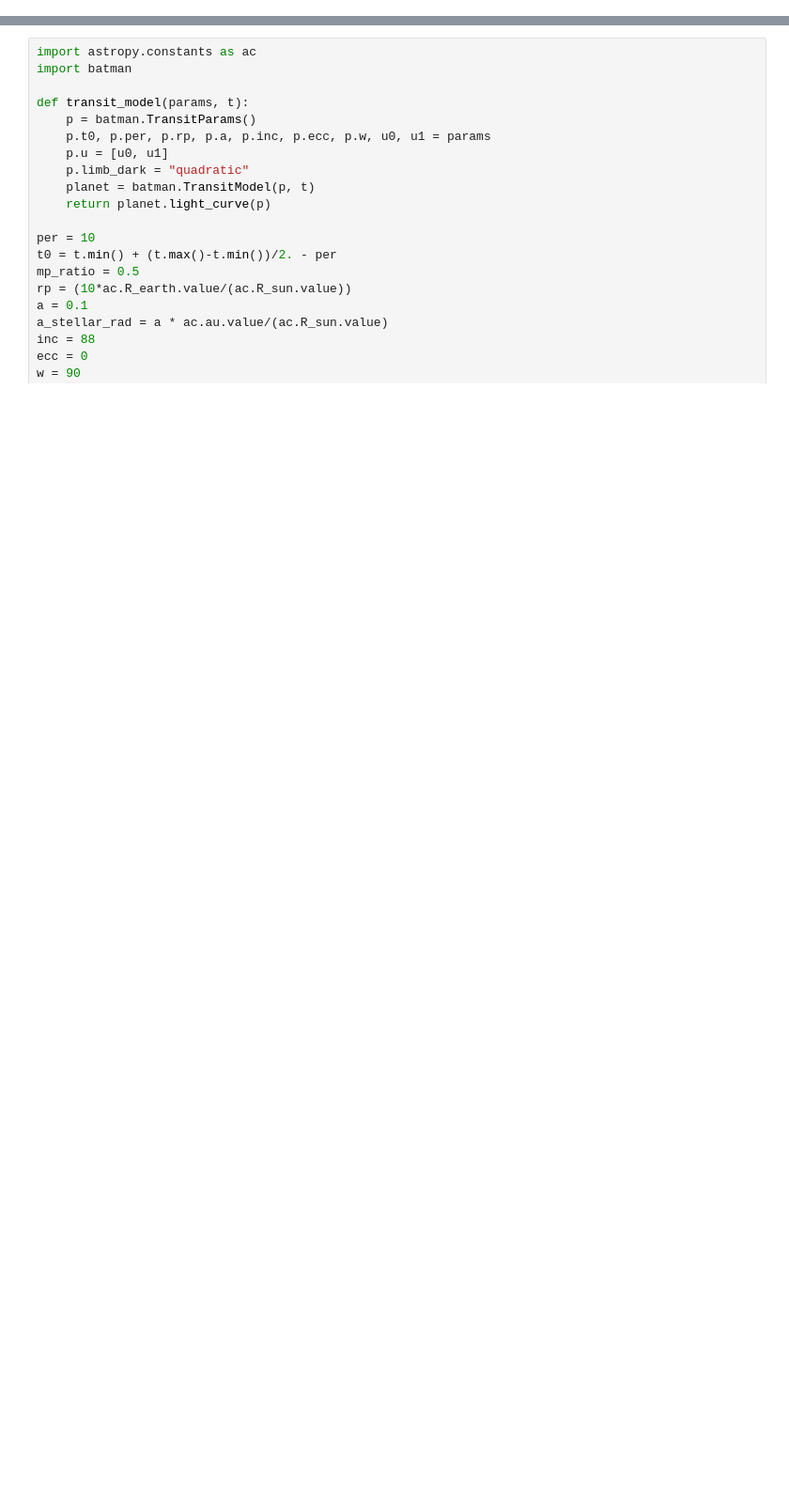
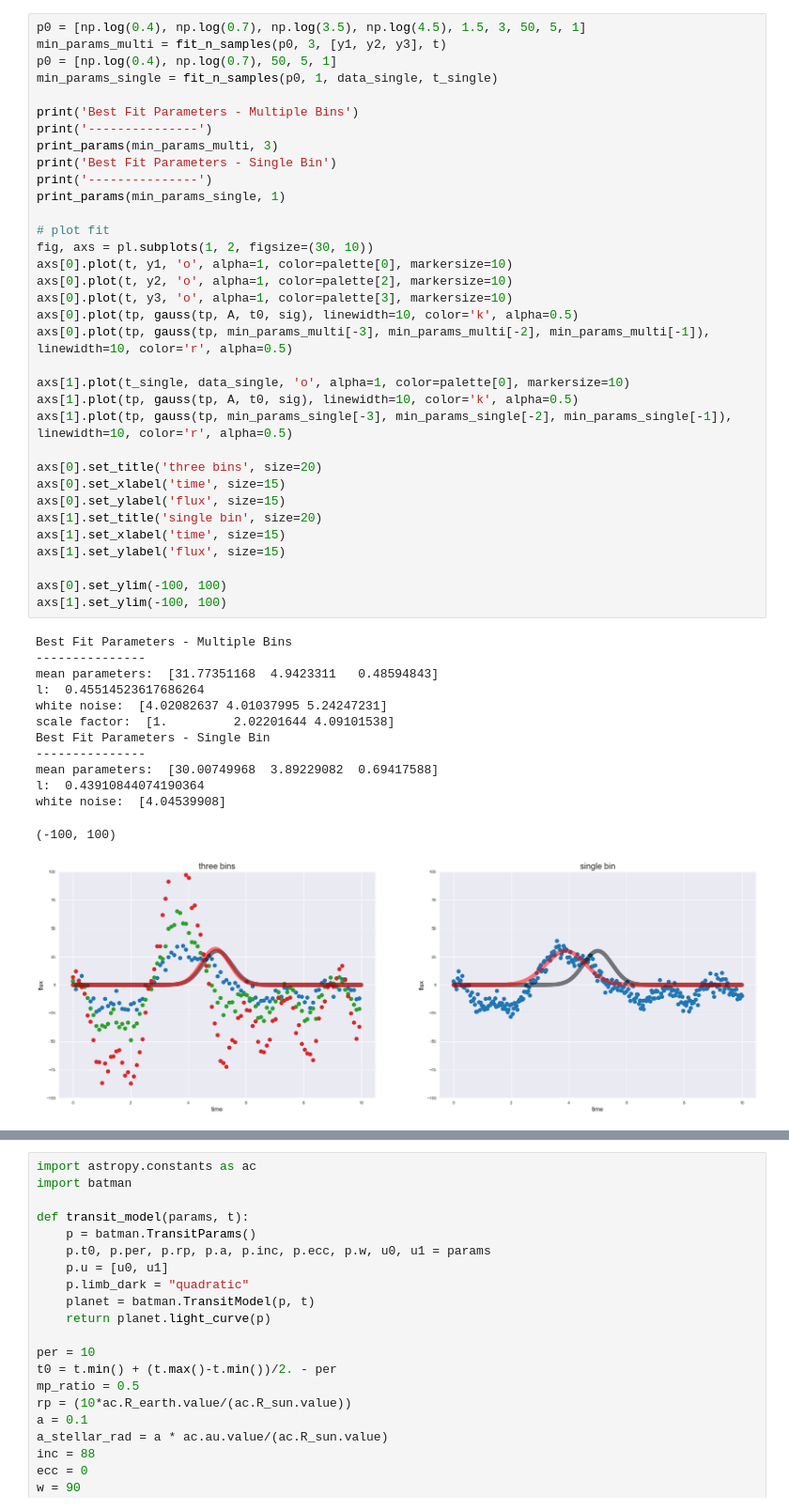
Before and after one commit to tagordon/gp2d, a Jupyter notebook: My GP Implementation.ipynb, the cells around one changed output, grey strips where cells are left out. Shown at 94% size. Drawn from its saved outputs; the diff is of its cells as text; blank space fills up the shorter version.

```diff
--- a/My GP Implementation.ipynb
+++ b/My GP Implementation.ipynb
@@ -87 +152,49 @@ def fit_n_samples(p0, n_samples):
+# %%
+p0 = [np.log(0.4), np.log(0.7), np.log(3.5), np.log(4.5), 1.5, 3, 50, 5, 1]
+min_params_multi = fit_n_samples(p0, 3, [y1, y2, y3], t)
+p0 = [np.log(0.4), np.log(0.7), 50, 5, 1]
+min_params_single = fit_n_samples(p0, 1, data_single, t_single)
+
+print('Best Fit Parameters - Multiple Bins')
+print('---------------')
+print_params(min_params_multi, 3)
+print('Best Fit Parameters - Single Bin')
+print('---------------')
+print_params(min_params_single, 1)
+
+# plot fit
+fig, axs = pl.subplots(1, 2, figsize=(30, 10))
+axs[0].plot(t, y1, 'o', alpha=1, color=palette[0], markersize=10)
+axs[0].plot(t, y2, 'o', alpha=1, color=palette[2], markersize=10)
+axs[0].plot(t, y3, 'o', alpha=1, color=palette[3], markersize=10)
+axs[0].plot(tp, gauss(tp, A, t0, sig), linewidth=10, color='k', alpha=0.5)
+axs[0].plot(tp, gauss(tp, min_params_multi[-3], min_params_multi[-2], min_params_multi[-1]), linewidth=10, color='r', alpha=0.5)
+
+axs[1].plot(t_single, data_single, 'o', alpha=1, color=palette[0], markersize=10)
+axs[1].plot(tp, gauss(tp, A, t0, sig), linewidth=10, color='k', alpha=0.5)
+axs[1].plot(tp, gauss(tp, min_params_single[-3], min_params_single[-2], min_params_single[-1]), linewidth=10, color='r', alpha=0.5)
+
+axs[0].set_title('three bins', size=20)
+axs[0].set_xlabel('time', size=15)
+axs[0].set_ylabel('flux', size=15)
+axs[1].set_title('single bin', size=20)
+axs[1].set_xlabel('time', size=15)
+axs[1].set_ylabel('flux', size=15)
+
+axs[0].set_ylim(-100, 100)
+axs[1].set_ylim(-100, 100)
+# %% [output]
+Best Fit Parameters - Multiple Bins
+---------------
+mean parameters:  [31.77351168  4.9423311   0.48594843]
+l:  0.45514523617686264
+white noise:  [4.02082637 4.01037995 5.24247231]
+scale factor:  [1.         2.02201644 4.09101538]
+Best Fit Parameters - Single Bin
+---------------
+mean parameters:  [30.00749968  3.89229082  0.69417588]
+l:  0.43910844074190364
+white noise:  [4.04539908]
+(-100, 100)
+[figure, added]
 # %%
```
Also changed, not shown: parts of 10 cells of this notebook.
